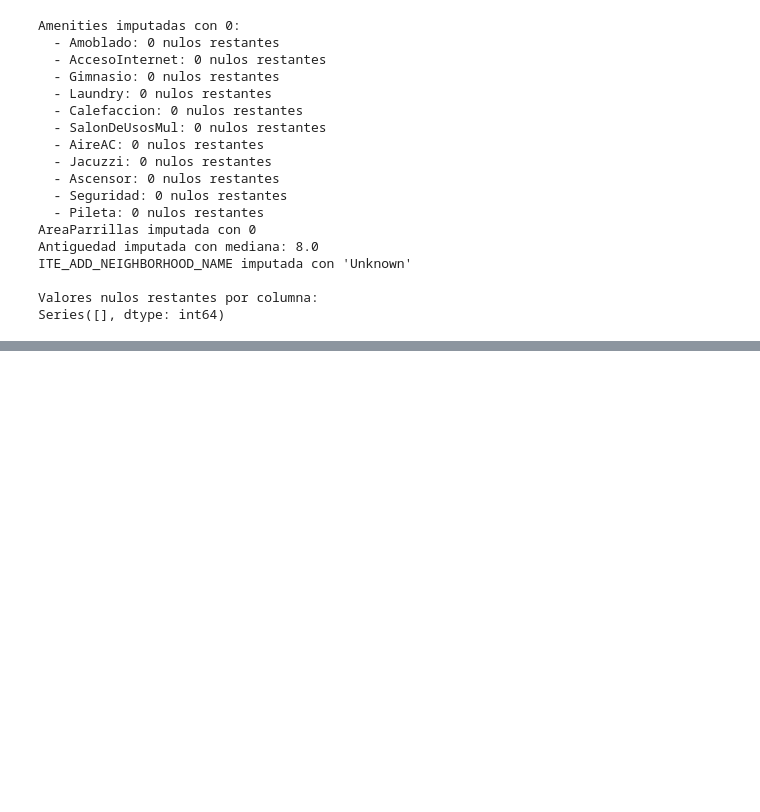
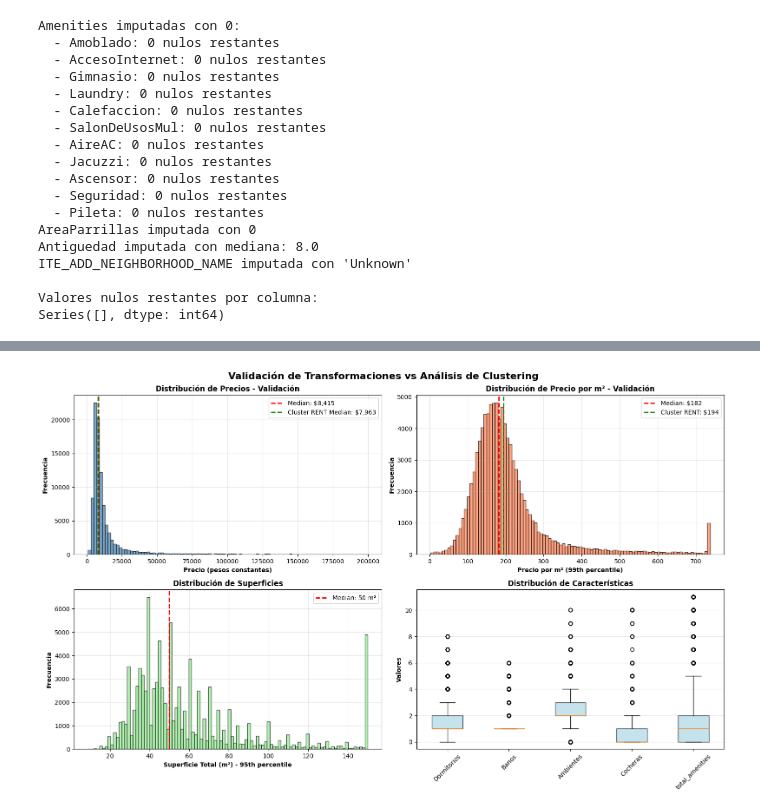
Before and after one commit to cijjas/house-price-predictor, a Jupyter notebook: transformation-pipeline.ipynb, the cells around one changed output, grey strips where cells are left out. Drawn from its saved outputs; the diff is of its cells as text; code cells hidden in the pictures; blank space fills up the shorter version.

```diff
--- a/transformation-pipeline.ipynb
+++ b/transformation-pipeline.ipynb
@@ -86,9 +114,14 @@ Reducción por filtrado de ventas: 4.49%
 # %%
-# 3.1 Filtrar precios anómalos
+# 3.1 Filtrar precios anómalos (BASADO EN ANÁLISIS: 15.68% outliers detectados)
+# Análisis mostró: distribución muy sesgada (mean=$80k, median=$9k)
+# Para RENT: rango razonable basado en cluster analysis
 price_filter = (df['precio_pesos_constantes'] >= 1000) & \
                (df['precio_pesos_constantes'] <= 200000)
+initial_count = len(df)
 df = df[price_filter].copy()
-print(f"Outliers de precio eliminados: {(~price_filter).sum()}")
+removed = initial_count - len(df)
+print(f"Outliers de precio eliminados: {removed} ({100*removed/initial_count:.2f}%)")
+print(f"  Análisis previo detectó 15.68% outliers - verificando consistencia")
 
 # 3.2 Filtrar superficies anómalas
 size_filter = (df['STotalM2'] > 0) & (df['STotalM2'] <= 1000)
@@ -107,10 +140,15 @@ dorm_filter = (df['Dormitorios'] >= 0) & (df['Dormitorios'] <= 8)
 df = df[dorm_filter].copy()
 print(f"Outliers de Dormitorios eliminados: {(~dorm_filter).sum()}")
 
-# 3.5 Filtrar baños anómalos
-banos_filter = (df['Banos'] >= 0) & (df['Banos'] <= 8)
+# 3.5 Filtrar baños anómalos (CRÍTICO: Análisis detectó 25.62% outliers!)
+# Valores extremos: rango [-1, 212] con median=1
+# Aplicar límites estrictos basados en distribución real
+banos_filter = (df['Banos'] >= 1) & (df['Banos'] <= 6)  # Más estricto: 1-6 baños
+initial_banos = len(df)
 df = df[banos_filter].copy()
-print(f"Outliers de Banos eliminados: {(~banos_filter).sum()}")
+removed_banos = initial_banos - len(df)
+print(f"Outliers de Banos eliminados: {removed_banos} ({100*removed_banos/initial_banos:.2f}%)")
+print(f"  Análisis previo: 25.62% outliers críticos - filtrado agresivo aplicado")
 
 # 3.6 Filtrar ambientes anómalos
 ambientes_filter = (df['Ambientes'] >= 0) & (df['Ambientes'] <= 10)
@@ -429,0 +510,70 @@ datetime64[ns]     1
+# %%
+# Visualización de validación: Comparar con análisis de clustering
+import matplotlib.pyplot as plt
+import seaborn as sns
+
+fig, axes = plt.subplots(2, 2, figsize=(16, 10))
+
+# 1. Distribución de precios (log scale para mejor visualización)
+axes[0, 0].hist(df['precio_pesos_constantes'], bins=100, alpha=0.7,
+                color='steelblue', edgecolor='black')
+axes[0, 0].axvline(df['precio_pesos_constantes'].median(), color='red',
+                   linestyle='--', linewidth=2,
+                   label=f'Median: ${df["precio_pesos_constantes"].median():,.0f}')
+axes[0, 0].axvline(7963, color='green', linestyle='--', linewidth=2,
+                   label='Cluster RENT Median: $7,963')
+axes[0, 0].set_xlabel('Precio (pesos constantes)', fontweight='bold')
+axes[0, 0].set_ylabel('Frecuencia', fontweight='bold')
+axes[0, 0].set_title('Distribución de Precios - Validación', fontweight='bold')
+axes[0, 0].legend()
+axes[0, 0].grid(alpha=0.3)
+
+# 2. Distribución de precio por m²
+if 'precio_por_m2' in df.columns:
+    axes[0, 1].hist(df['precio_por_m2'].clip(upper=df['precio_por_m2'].quantile(0.99)),
+                    bins=100, alpha=0.7, color='coral', edgecolor='black')
+    axes[0, 1].axvline(df['precio_por_m2'].median(), color='red',
+                       linestyle='--', linewidth=2,
+                       label=f'Median: ${df["precio_por_m2"].median():.0f}')
+    axes[0, 1].axvline(194, color='green', linestyle='--', linewidth=2,
+                       label='Cluster RENT: $194')
+    axes[0, 1].set_xlabel('Precio por m² (99th percentile)', fontweight='bold')
+    axes[0, 1].set_ylabel('Frecuencia', fontweight='bold')
+    axes[0, 1].set_title('Distribución de Precio por m² - Validación', fontweight='bold')
+    axes[0, 1].legend()
+    axes[0, 1].grid(alpha=0.3)
+
+# 3. Distribución de superficie total
+axes[1, 0].hist(df['STotalM2'].clip(upper=df['STotalM2'].quantile(0.95)),
+                bins=100, alpha=0.7, color='lightgreen', edgecolor='black')
+axes[1, 0].axvline(df['STotalM2'].median(), color='red',
+                   linestyle='--', linewidth=2,
+                   label=f'Median: {df["STotalM2"].median():.0f} m²')
+axes[1, 0].set_xlabel('Superficie Total (m²) - 95th percentile', fontweight='bold')
+axes[1, 0].set_ylabel('Frecuencia', fontweight='bold')
+axes[1, 0].set_title('Distribución de Superficies', fontweight='bold')
+axes[1, 0].legend()
+axes[1, 0].grid(alpha=0.3)
+
+# 4. Box plot de amenities
+amenity_cols_for_plot = ['Dormitorios', 'Banos', 'Ambientes', 'Cocheras', 'total_amenities']
+data_for_box = [df[col] for col in amenity_cols_for_plot if col in df.columns]
+labels_for_box = [col for col in amenity_cols_for_plot if col in df.columns]
+
+bp = axes[1, 1].boxplot(data_for_box, labels=labels_for_box, patch_artist=True)
+for patch in bp['boxes']:
+    patch.set_facecolor('lightblue')
+    patch.set_alpha(0.7)
+axes[1, 1].set_ylabel('Valores', fontweight='bold')
+axes[1, 1].set_title('Distribución de Características', fontweight='bold')
+axes[1, 1].grid(alpha=0.3, axis='y')
+axes[1, 1].tick_params(axis='x', rotation=45)
+
+plt.suptitle('Validación de Transformaciones vs Análisis de Clustering',
+             fontsize=16, fontweight='bold')
+plt.tight_layout()
+plt.show()
+
+print("\n✓ Visualizaciones de validación completadas")
+# %% [output]
+[figure, added]
```
Also changed, not shown: parts of 9 cells of this notebook, 6 other files.
